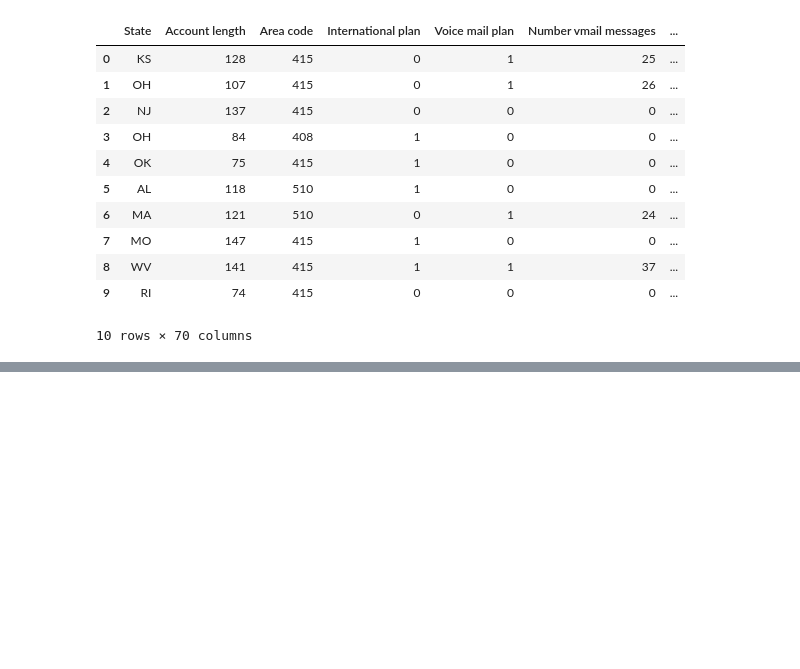
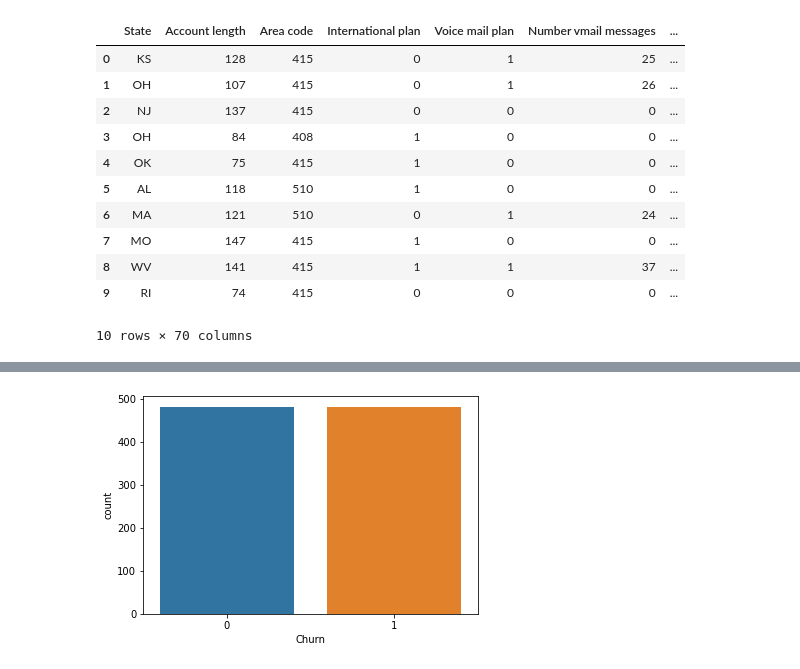
Before and after one commit to ThiagoOliveira001/learningIA, a Jupyter notebook: desafio-telecom/desafio_ia_telecom_v4.ipynb, the cells around one changed output, grey strips where cells are left out. Cells and saved outputs as stored; diff of their text form; code cells hidden in the pictures; blank space fills up the shorter version.

```diff
--- a/desafio-telecom/desafio_ia_telecom_v4.ipynb
+++ b/desafio-telecom/desafio_ia_telecom_v4.ipynb
@@ -334,0 +367,5 @@ df.drop('Area code', inplace=True, axis=1)
+# %%
+# Dataframe com undersampling
+df_under = pd.DataFrame(X_under, columns=X.columns)
+df_under['Churn'] = y_under
+df_under.head()
@@ -334,0 +380,4 @@ df.drop('Area code', inplace=True, axis=1)
+# %%
+sns.countplot(data=df_under, x='Churn');
+# %% [output]
+[figure, added]
```
Also changed, not shown: parts of 20 cells of this notebook.
